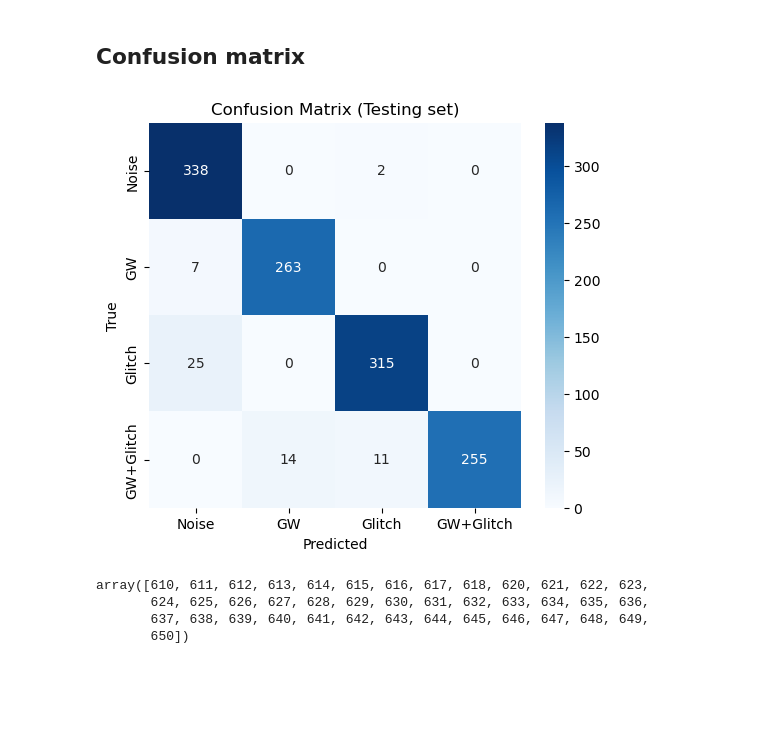
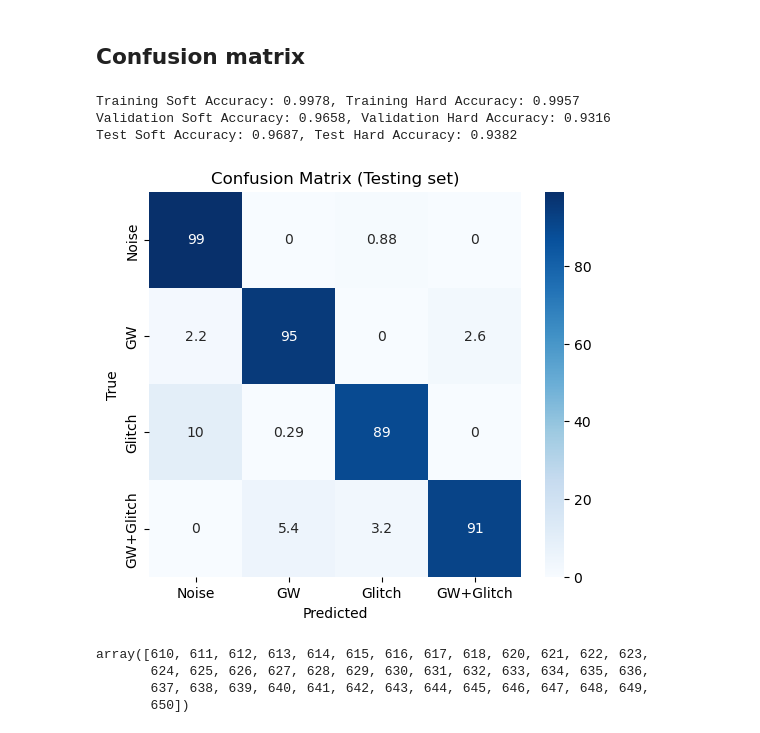
Before and after one commit to AryamannRao/LISAGlitchSignalClassifier, a Jupyter notebook: src/notebooks/model_lm_inference.ipynb, the cells around one changed output. Cells and saved outputs as stored; diff of their text form; code cells hidden in the pictures; blank space fills up the shorter version.

```diff
--- a/src/notebooks/model_lm_inference.ipynb
+++ b/src/notebooks/model_lm_inference.ipynb
@@ -24,9 +24,10 @@ from sklearn.metrics import confusion_matrix
 import warnings
 warnings.filterwarnings("ignore")
 # %%
-model = CNN(width=8, bn=True, normalise=False)
+model = CNN(width=6, bn=True, normalise=False)
 device = torch.device("mps")
-weights_path = TRAINING_RESULTS/'low_mass'/'run_100426_131113'/'best_model_weights.pth'
+results_dir = TRAINING_RESULTS / 'low_mass' / 'good_runs' / 'run_150426_215715'
+weights_path = results_dir /'best_model_weights.pth'
 #weights_path = TRAINING_RESULTS/'low_mass'/ 'good_runs' /'run_090326_150123'/'best_model_weights.pth'
 
 model.load_state_dict(torch.load(weights_path, map_location=device))
@@ -107,6 +94,23 @@ test_indices  = np.where(np.isin(all_indices, test_sources))[0]
 train_dataset = Subset(dataset, train_indices)
 val_dataset   = Subset(dataset, val_indices)
 test_dataset  = Subset(dataset, test_indices)
+# %%
+train_loader = DataLoader(train_dataset, batch_size=64)
+train_soft_acc, train_hard_acc = accuracy(model, train_loader)
+
+val_loader = DataLoader(val_dataset, batch_size=64)
+val_soft_acc, val_hard_acc = accuracy(model, val_loader)
+
+test_loader = DataLoader(test_dataset, batch_size=64)
+test_soft_acc, test_hard_acc = accuracy(model, test_loader)
+
+print(f"Training Soft Accuracy: {train_soft_acc:.4f}, Training Hard Accuracy: {train_hard_acc:.4f}")
+print(f"Validation Soft Accuracy: {val_soft_acc:.4f}, Validation Hard Accuracy: {val_hard_acc:.4f}")
+print(f"Test Soft Accuracy: {test_soft_acc:.4f}, Test Hard Accuracy: {test_hard_acc:.4f}")
+# %% [output]
+Training Soft Accuracy: 0.9978, Training Hard Accuracy: 0.9957
+Validation Soft Accuracy: 0.9658, Validation Hard Accuracy: 0.9316
+Test Soft Accuracy: 0.9687, Test Hard Accuracy: 0.9382
 # %%
 model.eval()
 
@@ -132,25 +136,26 @@ labels = torch.cat(all_labels)
 # %%
 def label_to_class(y):
     return y[:,0]*1 + y[:,1]*2
 
 true_class = label_to_class(labels)
 pred_class = label_to_class(preds)
-cm = confusion_matrix(true_class, pred_class)
+cm = confusion_matrix(true_class, pred_class, normalize='true')*100
+np.savez(results_dir / 'confusion_matrix.npz', cm=cm)
 
 labels_names = ["Noise", "GW", "Glitch", "GW+Glitch"]
 
 plt.figure(figsize=(6,5))
-sns.heatmap(cm, annot=True, fmt="d", cmap="Blues",
+sns.heatmap(cm, annot=True, cmap="Blues",
             xticklabels=labels_names,
             yticklabels=labels_names)
 
 plt.xlabel("Predicted")
 plt.ylabel("True")
 plt.title("Confusion Matrix (Testing set)")
 
 plt.show()
 # %% [output]
-[figure, old version]
+[figure, new version]
 # %%
 np.where((true_class == 3)&(pred_class == 3))[0][0:40]
 # %% [output]
```
Also changed, not shown: parts of 5 cells of this notebook, 12 other files.
